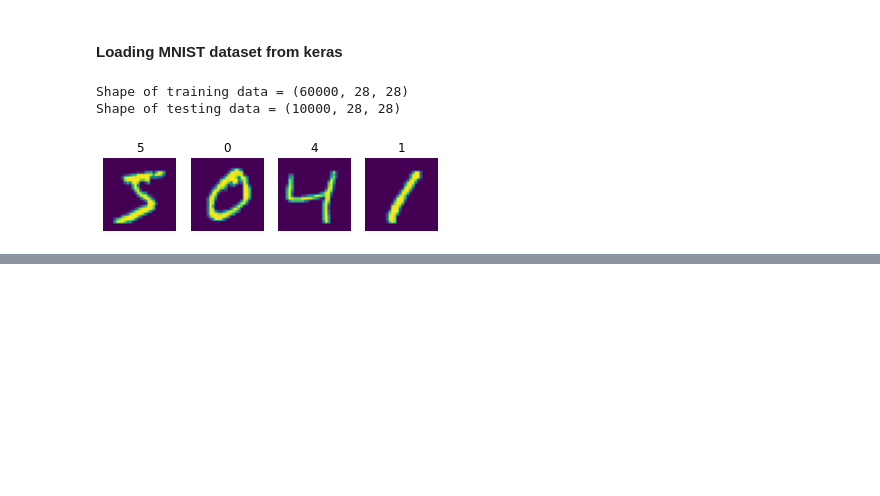
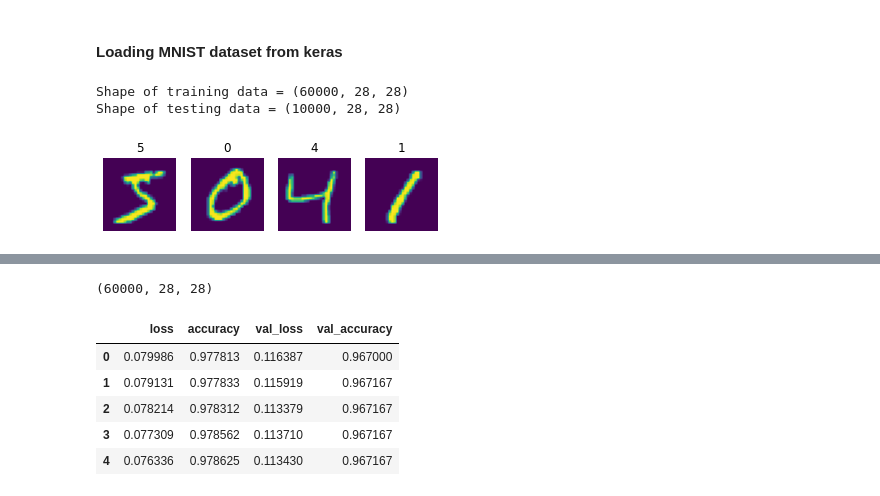
Before and after one commit to vajay84/NN, a Jupyter notebook: MNIST_dnn.ipynb, the cells around one changed output, grey strips where cells are left out. Saved outputs shown, nothing was run; the diff lists cells and outputs as text; code cells hidden in the pictures; blank space fills up the shorter version.

```diff
--- a/MNIST_dnn.ipynb
+++ b/MNIST_dnn.ipynb
@@ -59,3 +63 @@ _________________________________________________________________
 To enable them in other operations, rebuild TensorFlow with the appropriate compiler flags.
-# %%
-model.compile(loss = keras.losses.categorical_crossentropy)
@@ -68,0 +113,14 @@ ValueError: in user code:
+# %%
+np.shape(train_x)
+# %% [output]
+(60000, 28, 28)
+# %%
+logs = pd.DataFrame(history.history)
+logs.head()
+# %% [output]
+|  | loss | accuracy | val_loss | val_accuracy |
+| 0 | 0.079986 | 0.977813 | 0.116387 | 0.967000 |
+| 1 | 0.079131 | 0.977833 | 0.115919 | 0.967167 |
+| 2 | 0.078214 | 0.978312 | 0.113379 | 0.967167 |
+| 3 | 0.077309 | 0.978562 | 0.113710 | 0.967167 |
+| 4 | 0.076336 | 0.978625 | 0.113430 | 0.967167 |
```
Also changed, not shown: parts of 12 cells of this notebook.
